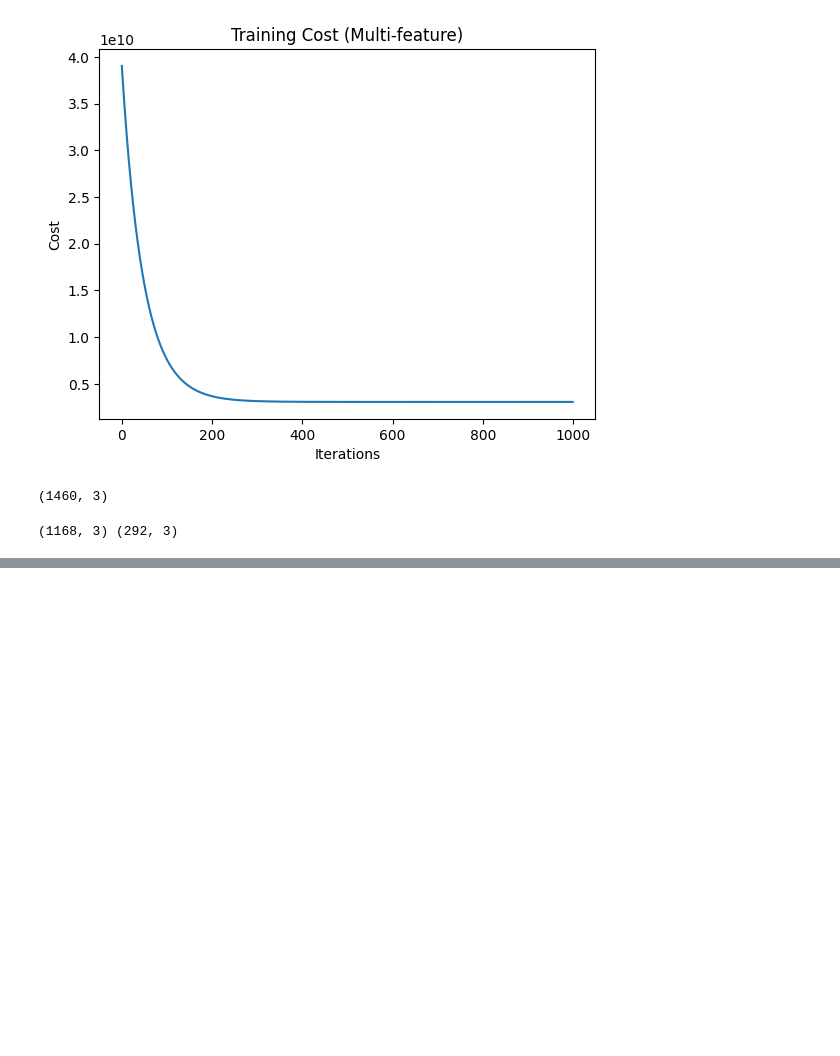
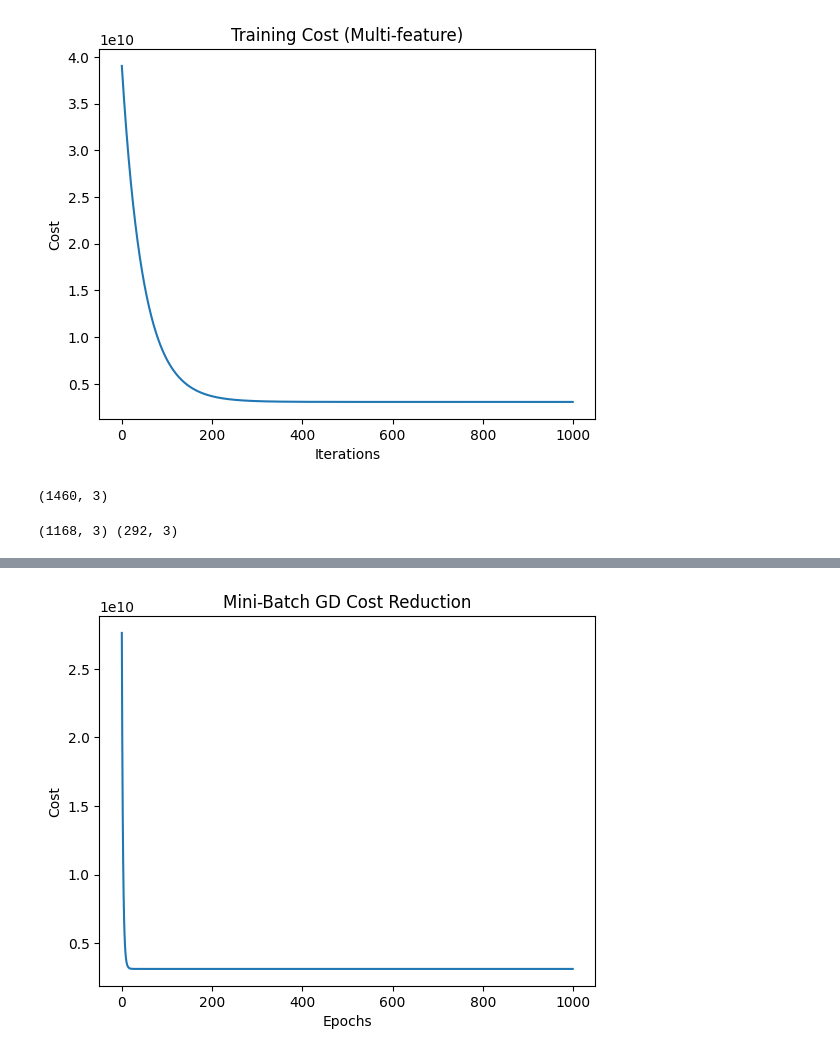
Before and after one commit to Ansh-Ice/ML-From-Scratch, a Jupyter notebook: Linear-Regression/code.ipynb, the cells around one changed output, grey strips where cells are left out. Cells and saved outputs as stored; diff of their text form; code cells hidden in the pictures; blank space fills up the shorter version.

```diff
--- a/Linear-Regression/code.ipynb
+++ b/Linear-Regression/code.ipynb
@@ -332,0 +462,10 @@ R2 Score: 0.5659609530292624
+# %%
+import matplotlib.pyplot as plt
+
+plt.plot(costs)
+plt.xlabel("Epochs")
+plt.ylabel("Cost")
+plt.title("Mini-Batch GD Cost Reduction")
+plt.show()
+# %% [output]
+[figure, added]
```
Also changed, not shown: parts of 21 cells of this notebook.
